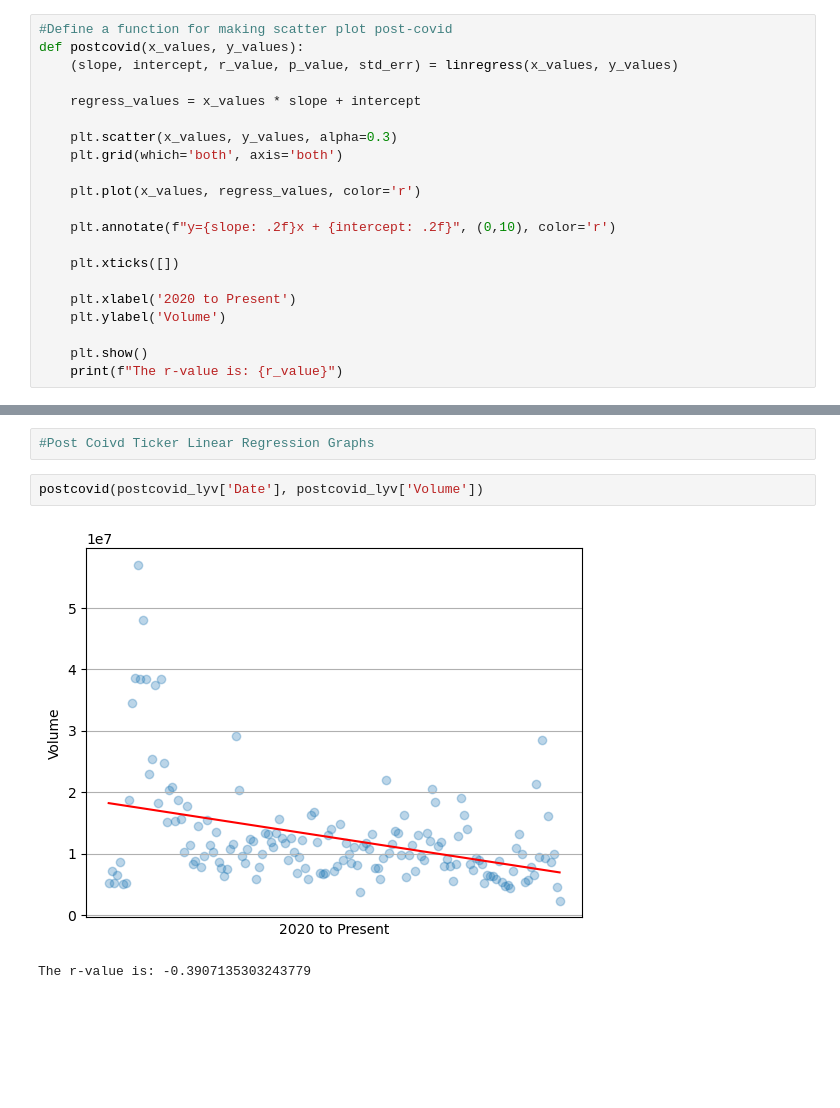
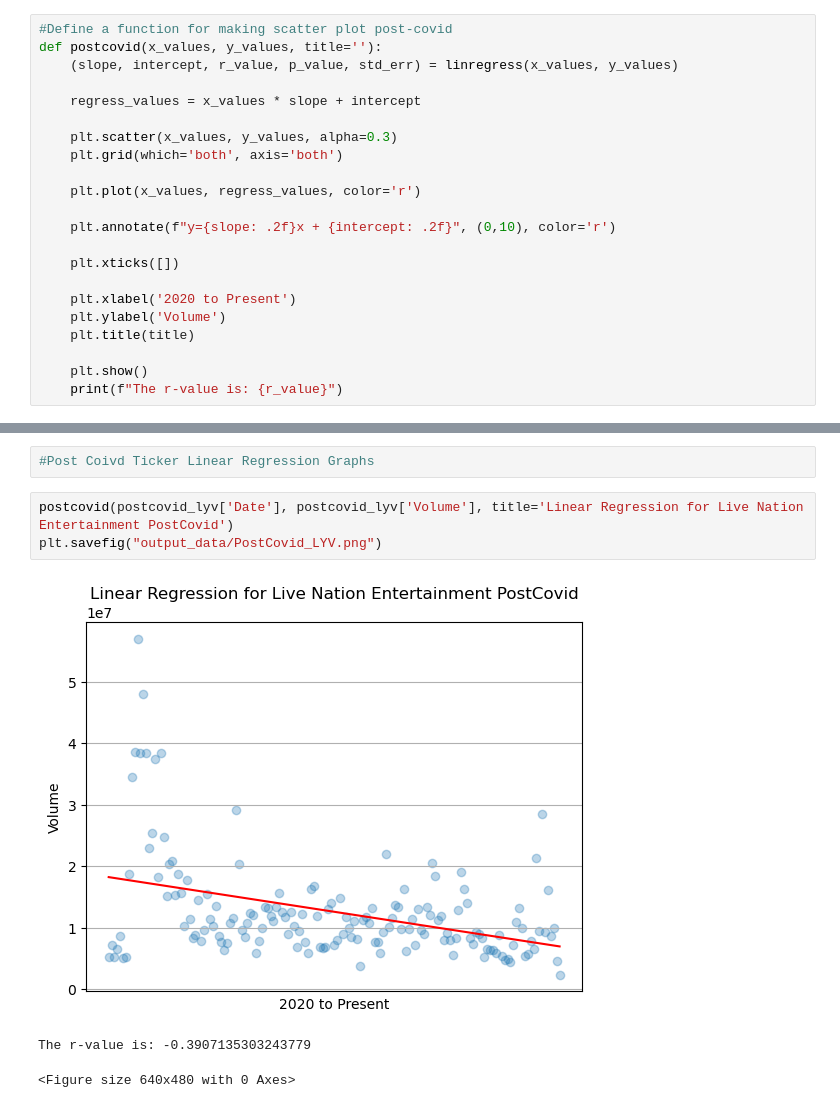
Before and after one commit to pathfindereleven/StockMkt_Analysis, a Jupyter notebook: combo #5.ipynb, the cells around one changed output, grey strips where cells are left out. Saved outputs shown, nothing was run; the diff lists cells and outputs as text; blank space fills up the shorter version.

```diff
--- a/combo #5.ipynb
+++ b/combo #5.ipynb
@@ -75,7 +76,7 @@ def precovid(x_values, y_values):
     print(f"The r-value is: {r_value}")
 # %%
 #Define a function for making scatter plot post-covid
-def postcovid(x_values, y_values):
+def postcovid(x_values, y_values, title=''):
     (slope, intercept, r_value, p_value, std_err) = linregress(x_values, y_values)
 
     regress_values = x_values * slope + intercept
@@ -91,6 +92,7 @@ def postcovid(x_values, y_values):
 
     plt.xlabel('2020 to Present')
     plt.ylabel('Volume')
+    plt.title(title)
 
     plt.show()
     print(f"The r-value is: {r_value}")
@@ -162,8 +180,10 @@ The r-value is: -0.44166434174075997
 # %%
 #Post Coivd Ticker Linear Regression Graphs
 # %%
-postcovid(postcovid_lyv['Date'], postcovid_lyv['Volume'])
+postcovid(postcovid_lyv['Date'], postcovid_lyv['Volume'], title='Linear Regression for Live Nation Entertainment PostCovid')
+plt.savefig("output_data/PostCovid_LYV.png")
 # %% [output]
-[figure, old version]
+[figure, new version]
 The r-value is: -0.3907135303243779
+<Figure size 640x480 with 0 Axes>
 # %%
```
Also changed, not shown: parts of 16 cells of this notebook, 17 other files.
